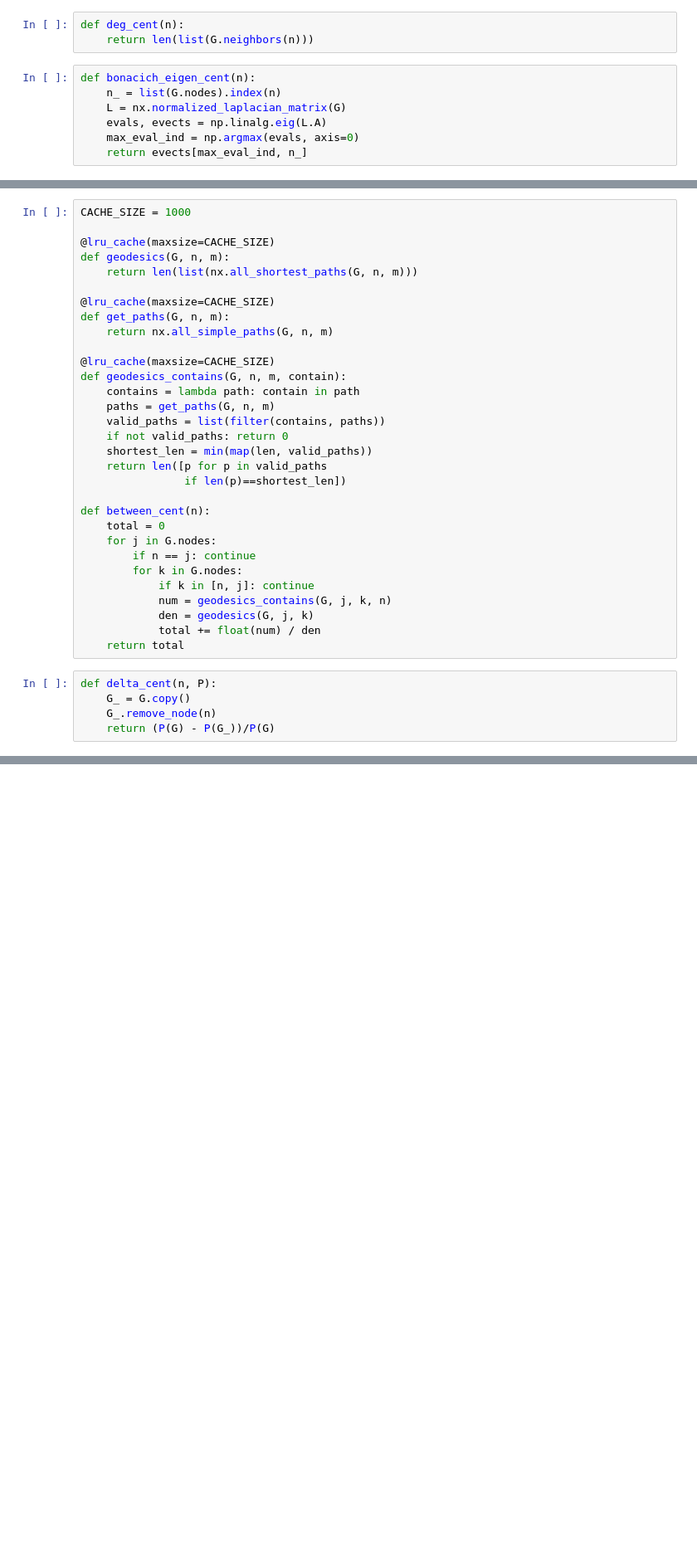
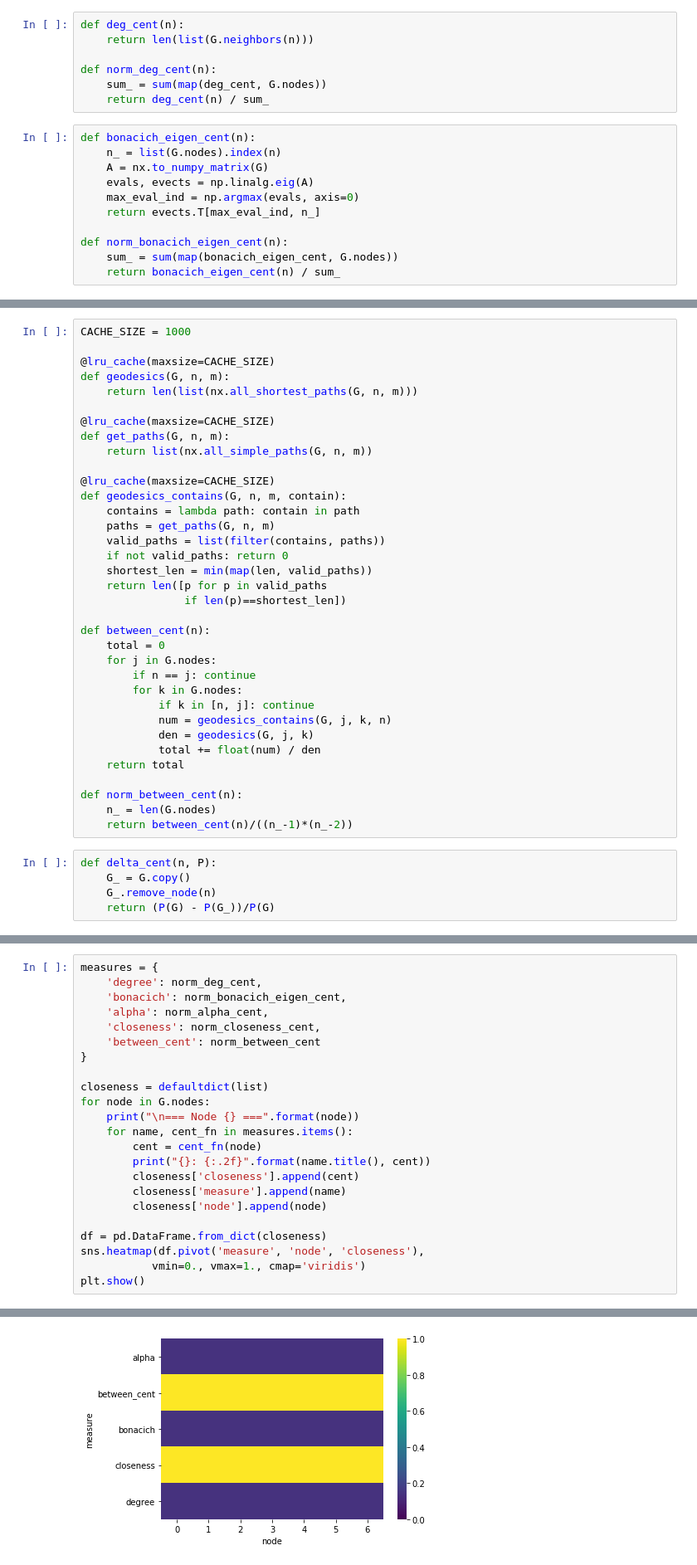
Before and after one commit to ehknight/graph-centrality, a Jupyter notebook: PrimateGraphs.ipynb, the cells around one changed output, grey strips where cells are left out. Shown: that part at 83% size. Drawn from its saved outputs; the diff is of its cells as text; blank space fills up the shorter version.

Commit message:
bugfixes for most centrality measures, add example, add a few norms

```diff
--- a/PrimateGraphs.ipynb
+++ b/PrimateGraphs.ipynb
@@ -31,13 +33,21 @@ nx.draw(G)
 # %%
 def deg_cent(n):
     return len(list(G.neighbors(n)))
+
+def norm_deg_cent(n):
+    sum_ = sum(map(deg_cent, G.nodes))
+    return deg_cent(n) / sum_
 # %%
 def bonacich_eigen_cent(n):
     n_ = list(G.nodes).index(n)
-    L = nx.normalized_laplacian_matrix(G)
-    evals, evects = np.linalg.eig(L.A)
+    A = nx.to_numpy_matrix(G)
+    evals, evects = np.linalg.eig(A)
     max_eval_ind = np.argmax(evals, axis=0)
-    return evects[max_eval_ind, n_]
+    return evects.T[max_eval_ind, n_]
+
+def norm_bonacich_eigen_cent(n):
+    sum_ = sum(map(bonacich_eigen_cent, G.nodes))
+    return bonacich_eigen_cent(n) / sum_
 # %%
 def alpha_cent(n, alpha=1):
     n_ = list(G.nodes).index(n)
@@ -67,7 +77,7 @@ def geodesics(G, n, m):
 
 @lru_cache(maxsize=CACHE_SIZE)
 def get_paths(G, n, m):
-    return nx.all_simple_paths(G, n, m)
+    return list(nx.all_simple_paths(G, n, m))
 
 @lru_cache(maxsize=CACHE_SIZE)
 def geodesics_contains(G, n, m, contain):
@@ -89,6 +99,10 @@ def between_cent(n):
             den = geodesics(G, j, k)
             total += float(num) / den
     return total
+
+def norm_between_cent(n):
+    n_ = len(G.nodes)
+    return between_cent(n)/((n_-1)*(n_-2))
 # %%
 def delta_cent(n, P):
     G_ = G.copy()
@@ -104,0 +119,24 @@ plt.plot(xs, [alpha_cent(given_node, a) for a in xs])
+# %%
+measures = {
+    'degree': norm_deg_cent,
+    'bonacich': norm_bonacich_eigen_cent,
+    'alpha': norm_alpha_cent,
+    'closeness': norm_closeness_cent,
+    'between_cent': norm_between_cent
+}
+
+closeness = defaultdict(list)
+for node in G.nodes:
+    print("\n=== Node {} ===".format(node))
+    for name, cent_fn in measures.items():
+        cent = cent_fn(node)
+        print("{}: {:.2f}".format(name.title(), cent))
+        closeness['closeness'].append(cent)
+        closeness['measure'].append(name)
+        closeness['node'].append(node)
+
+df = pd.DataFrame.from_dict(closeness)
+sns.heatmap(df.pivot('measure', 'node', 'closeness'),
+           vmin=0., vmax=1., cmap='viridis')
+plt.show()
+# %% [output]
@@ -104,0 +160 @@ plt.plot(xs, [alpha_cent(given_node, a) for a in xs])
+[figure, added]
```
Also changed, not shown: parts of 7 cells of this notebook.
